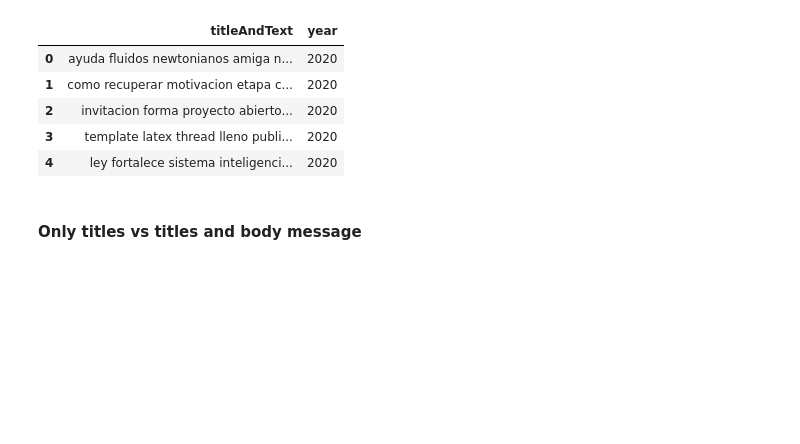
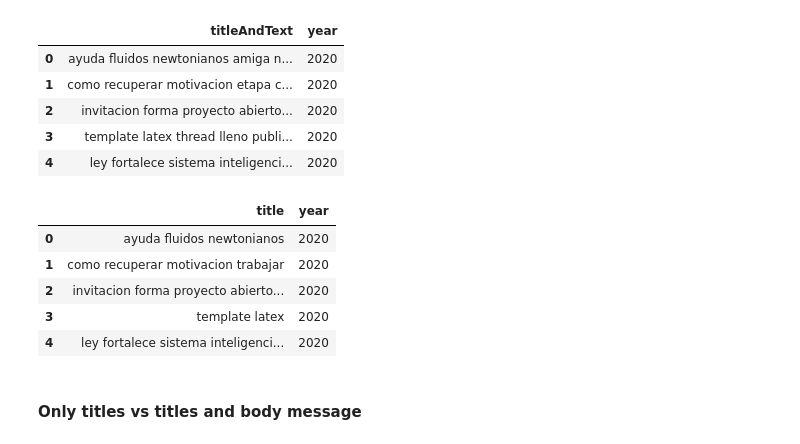
Before and after one commit to martinKindall/forum_analysis_wordclouds, a Jupyter notebook: Forum_analysis.ipynb, the cells around one changed output. Cells and saved outputs as stored; diff of their text form; code cells hidden in the pictures; blank space fills up the shorter version.

Commit message:
Cleaning and lemmatizing text once and before processing, so duplicated job is avoided

```diff
--- a/Forum_analysis.ipynb
+++ b/Forum_analysis.ipynb
@@ -127,6 +127,18 @@ mergedTitlesAndBodyCleaned.head()
 | 2 | invitacion forma proyecto abierto... | 2020 |
 | 3 | template latex thread lleno publi... | 2020 |
 | 4 | ley fortalece sistema inteligenci... | 2020 |
+# %%
+onlyTitlesCleaned =pd.DataFrame(columns=['title', 'year'])
+onlyTitlesCleaned['title'] = formatStrings(forum_titles_frame["title"]).transform(lambda text: removeStopWordsFromText(stopwords_es, text))
+onlyTitlesCleaned['year'] = titles_frame_mappedYear_only_title['date']
+onlyTitlesCleaned.head()
+# %% [output]
+|  | title | year |
+| 0 | ayuda fluidos newtonianos | 2020 |
+| 1 | como recuperar motivacion trabajar | 2020 |
+| 2 | invitacion forma proyecto abierto... | 2020 |
+| 3 | template latex | 2020 |
+| 4 | ley fortalece sistema inteligenci... | 2020 |
 # %% [markdown]
 #### Only titles vs titles and body message
 # %%
```
Also changed, not shown: parts of 6 cells of this notebook, 1 other file.
